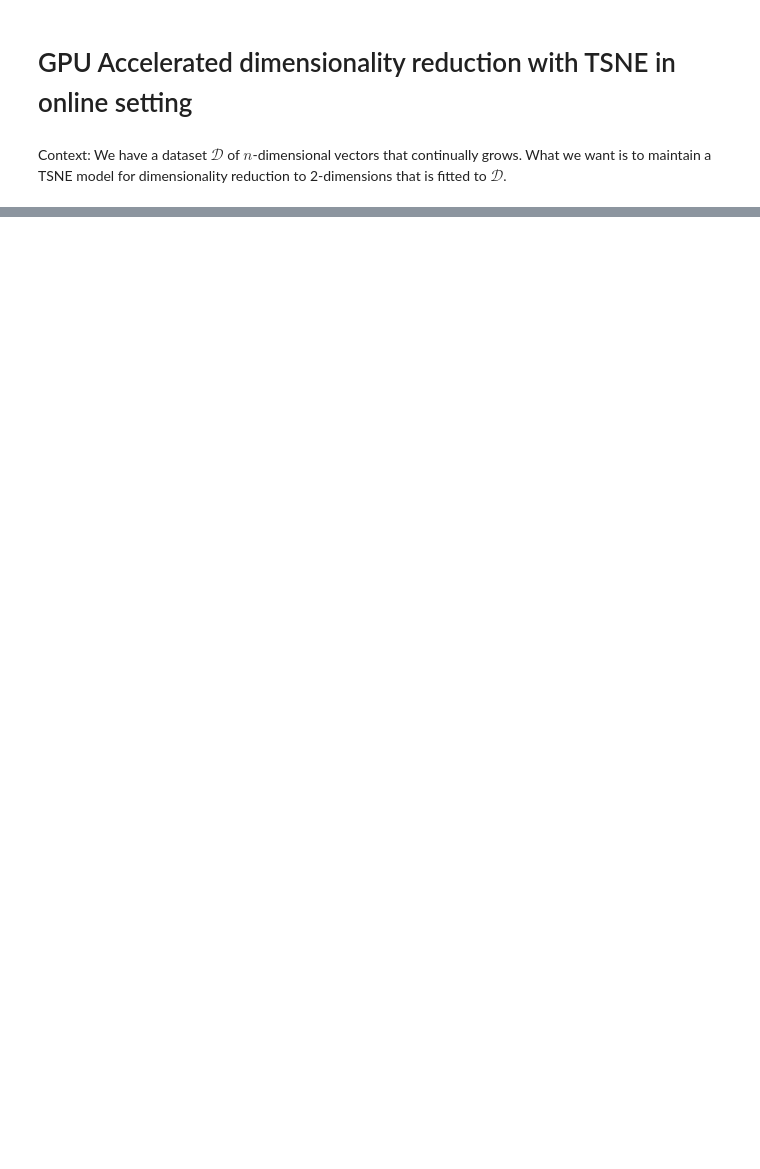
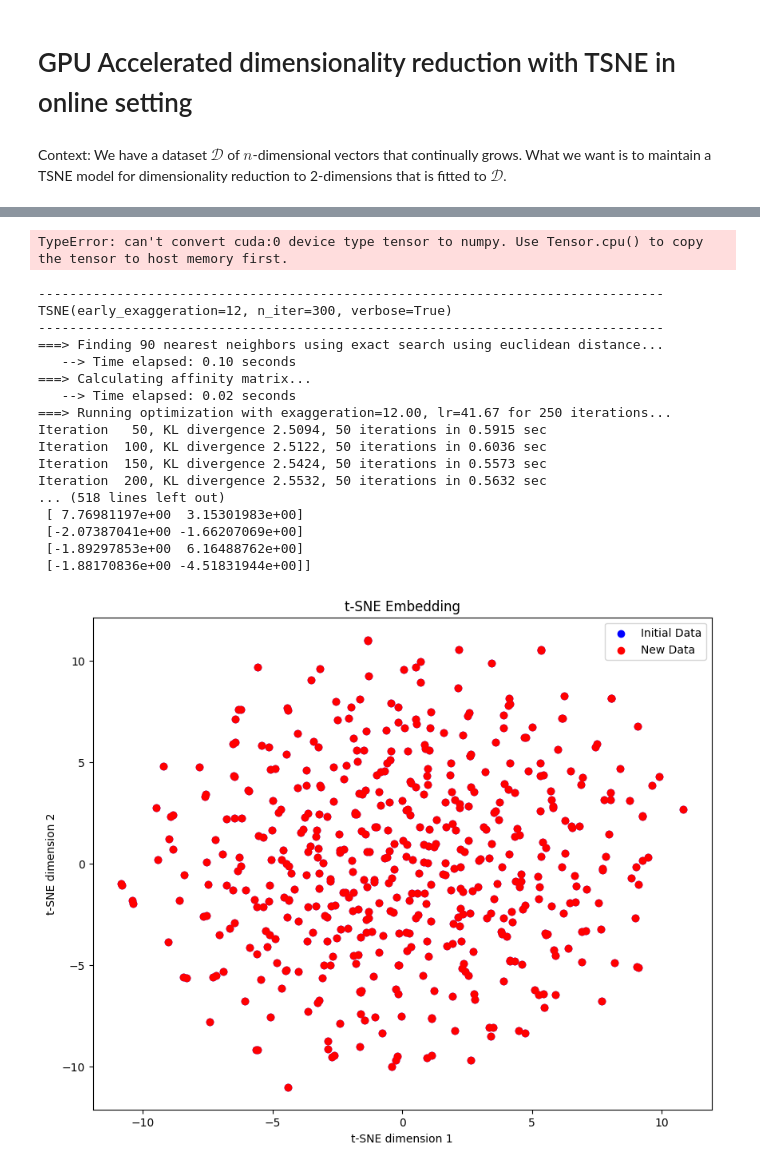
Before and after one commit to matthjs/BachelorProject, a Jupyter notebook: notebooks/tsnetest.ipynb, the cells around one changed output, grey strips where cells are left out. Drawn from its saved outputs; the diff is of its cells as text; code cells hidden in the pictures; blank space fills up the shorter version.

```diff
--- a/notebooks/tsnetest.ipynb
+++ b/notebooks/tsnetest.ipynb
@@ -5,14 +25,13 @@ Context: We have a dataset $\mathcal{D}$ of $n$-dimensional vectors that continu
 # %%
 import torch
-import cupy as cp
 from openTSNE import TSNE
 from openTSNE import initialization
 
 # Initialize a PyTorch tensor
-initial_data = torch.randn(500, 50, device='cuda')  # Initial 500 samples, 50 features
+initial_data = torch.randn(500, 50, device='cpu')  # Initial 500 samples, 50 features
 
 # Convert PyTorch tensor to CuPy array
-initial_data = cp.asarray(initial_data.cpu().numpy())
+initial_data = initial_data.numpy()
 
 # Initialize t-SNE
 tsne = TSNE(perplexity=30, n_iter=300, verbose=True)
@@ -28,3 +47,56 @@ embedding.transform(new_data, n_iter=200, inplace=True)
 final_embedding = torch.tensor(cp.asnumpy(embedding), device='cuda')
 
 print(final_embedding)
+# %% [output]
+TypeError: can't convert cuda:0 device type tensor to numpy. Use Tensor.cpu() to copy the tensor to host memory first.
+# %%
+from matplotlib import pyplot as plt
+import numpy as np
+from openTSNE import TSNE
+from openTSNE import initialization
+
+# Initialize a NumPy array
+initial_data = np.random.randn(500, 50)  # Initial 500 samples, 50 features
+
+# Initialize t-SNE
+tsne = TSNE(perplexity=30, n_iter=300, verbose=True)
+init = initialization.pca(initial_data)
+embedding = tsne.fit(initial_data, initialization=init)
+
+# Incrementally add new data points
+new_data = np.random.randn(100, 50)  # New 100 samples, 50 features
+embedding.transform(new_data, n_iter=200)
+
+# The final embedding is a NumPy array
+final_embedding = embedding
+
+print(final_embedding)
+
+# Plot the initial embedding
+plt.figure(figsize=(10, 8))
+# plt.scatter(embedding[:, 0], embedding[:, 1], c='blue', label='Initial Data')
+plt.scatter(final_embedding[:, 0], final_embedding[:, 1], c='red', label='New Data')
+plt.title('t-SNE Embedding')
+plt.xlabel('t-SNE dimension 1')
+plt.ylabel('t-SNE dimension 2')
+plt.legend()
+plt.show()
+# %% [output]
+--------------------------------------------------------------------------------
+TSNE(early_exaggeration=12, n_iter=300, verbose=True)
+--------------------------------------------------------------------------------
+===> Finding 90 nearest neighbors using exact search using euclidean distance...
+   --> Time elapsed: 0.10 seconds
+===> Calculating affinity matrix...
+   --> Time elapsed: 0.02 seconds
+===> Running optimization with exaggeration=12.00, lr=41.67 for 250 iterations...
+Iteration   50, KL divergence 2.5094, 50 iterations in 0.5915 sec
+Iteration  100, KL divergence 2.5122, 50 iterations in 0.6036 sec
+Iteration  150, KL divergence 2.5424, 50 iterations in 0.5573 sec
+Iteration  200, KL divergence 2.5532, 50 iterations in 0.5632 sec
+... (518 lines left out)
+ [ 7.76981197e+00  3.15301983e+00]
+ [-2.07387041e+00 -1.66207069e+00]
+ [-1.89297853e+00  6.16488762e+00]
+ [-1.88170836e+00 -4.51831944e+00]]
+[figure, added]
```
Also changed, not shown: parts of 2 cells of this notebook, 10 other files.
